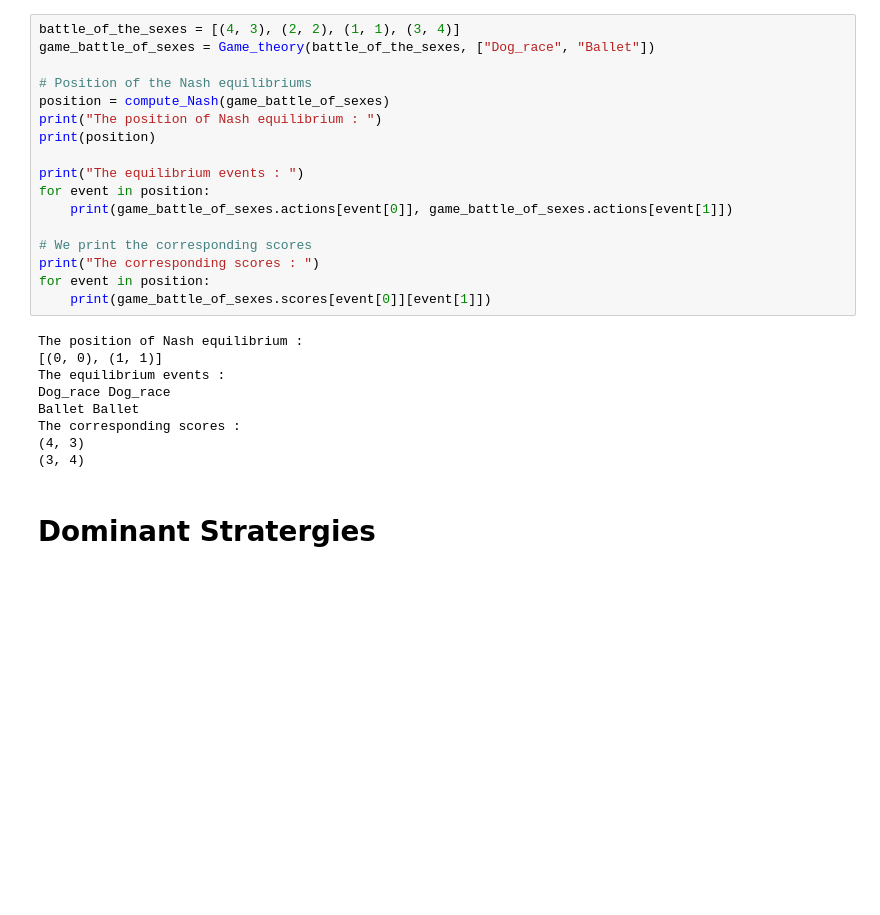
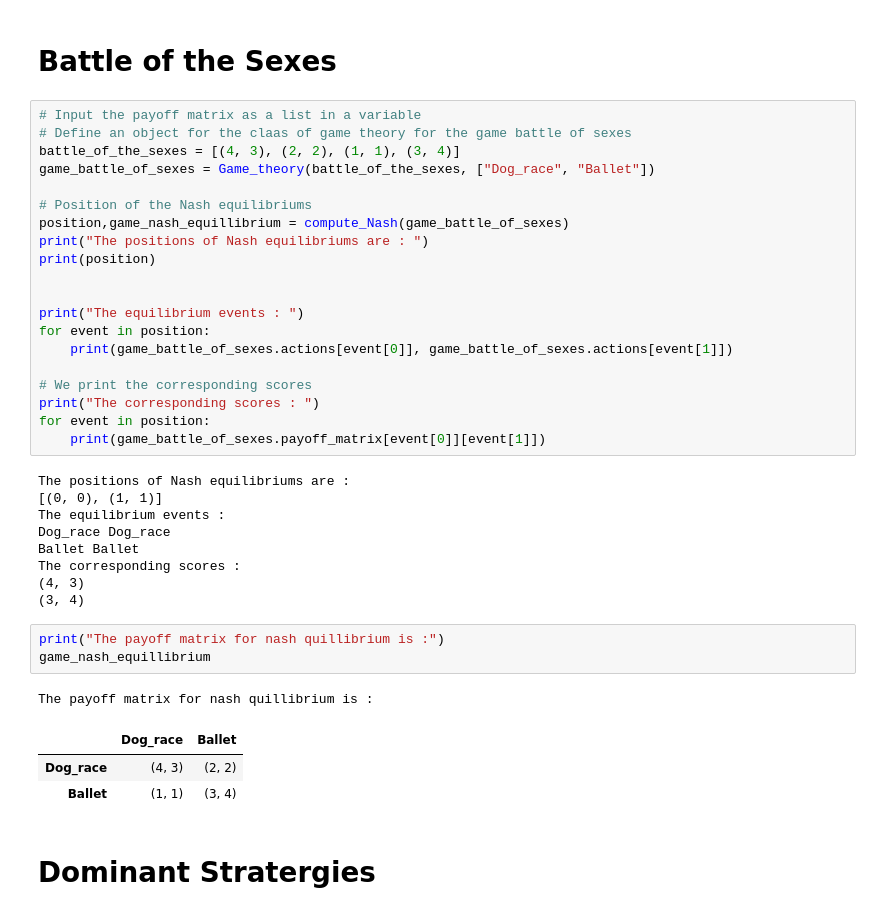
Before and after one commit to Nishant-Ramakuru/dissertation, a Jupyter notebook: classical_game_theory.ipynb, the cells around one changed output. Saved outputs shown, nothing was run; the diff lists cells and outputs as text; blank space fills up the shorter version.

```diff
--- a/classical_game_theory.ipynb
+++ b/classical_game_theory.ipynb
@@ -36,11 +79,16 @@ def compute_Nash(self):
+# %% [markdown]
+# Battle of the Sexes
 # %%
+# Input the payoff matrix as a list in a variable
+# Define an object for the claas of game theory for the game battle of sexes
 battle_of_the_sexes = [(4, 3), (2, 2), (1, 1), (3, 4)]
 game_battle_of_sexes = Game_theory(battle_of_the_sexes, ["Dog_race", "Ballet"])
 
 # Position of the Nash equilibriums
-position = compute_Nash(game_battle_of_sexes)
-print("The position of Nash equilibrium : ")
+position,game_nash_equillibrium = compute_Nash(game_battle_of_sexes)
+print("The positions of Nash equilibriums are : ")
 print(position)
+
 
 print("The equilibrium events : ")
 for event in position:
@@ -49,9 +97,9 @@ for event in position:
 # We print the corresponding scores
 print("The corresponding scores : ")
 for event in position:
-    print(game_battle_of_sexes.scores[event[0]][event[1]])
+    print(game_battle_of_sexes.payoff_matrix[event[0]][event[1]])
 # %% [output]
-The position of Nash equilibrium :
+The positions of Nash equilibriums are :
 [(0, 0), (1, 1)]
 The equilibrium events :
 Dog_race Dog_race
@@ -59,6 +107,14 @@ Ballet Ballet
 The corresponding scores :
 (4, 3)
 (3, 4)
+# %%
+print("The payoff matrix for nash quillibrium is :")
+game_nash_equillibrium
+# %% [output]
+The payoff matrix for nash quillibrium is :
+|  | Dog_race | Ballet |
+| Dog_race | (4, 3) | (2, 2) |
+| Ballet | (1, 1) | (3, 4) |
 # %% [markdown]
 # Dominant Stratergies
 # %%
```
Also changed, not shown: parts of 13 cells of this notebook.
